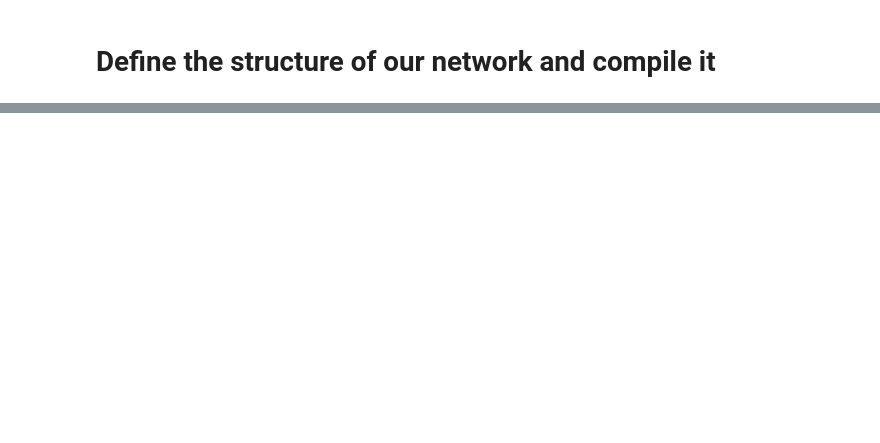
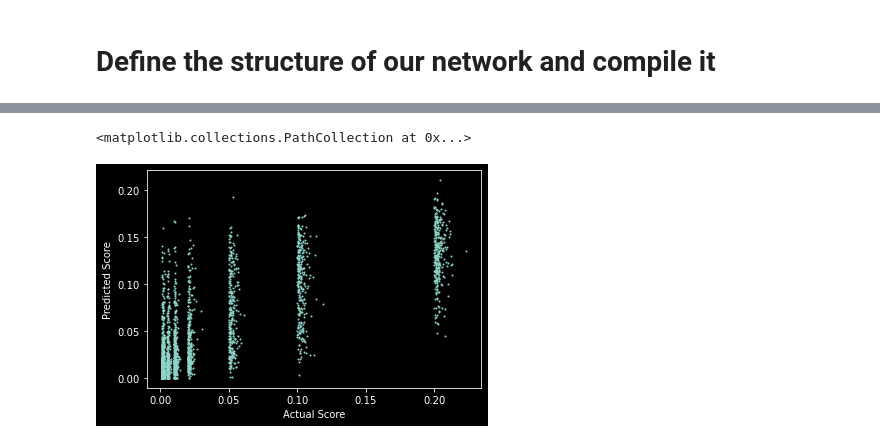
Before and after one commit to holiday-pettijohn/Stylus_Scoring_Generalization, a Jupyter notebook: Networks.ipynb, the cells around one changed output, grey strips where cells are left out. Drawn from its saved outputs; the diff is of its cells as text; code cells hidden in the pictures; blank space fills up the shorter version.

```diff
--- a/Networks.ipynb
+++ b/Networks.ipynb
@@ -108,3 +99,12 @@ for a in range(10):
 han_char = "5E7E"
 
 model.save_weights(f"./Models/{han_char}_model")
+# %%
+x, y = y_test, predictions[:, 0]
+
+plt.xlabel("Actual Score")
+plt.ylabel("Predicted Score")
+plt.scatter(x, y, s=1)
+# %% [output]
+<matplotlib.collections.PathCollection at 0x...>
+[figure, added]
```
Also changed, not shown: parts of 4 cells of this notebook, 7 other files.
